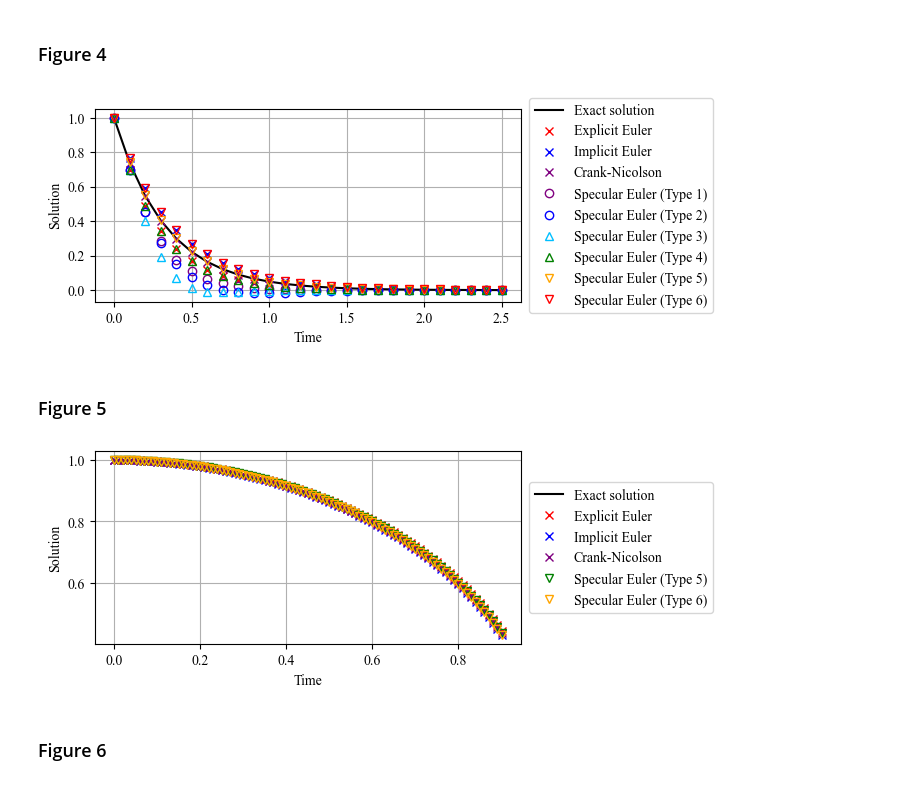
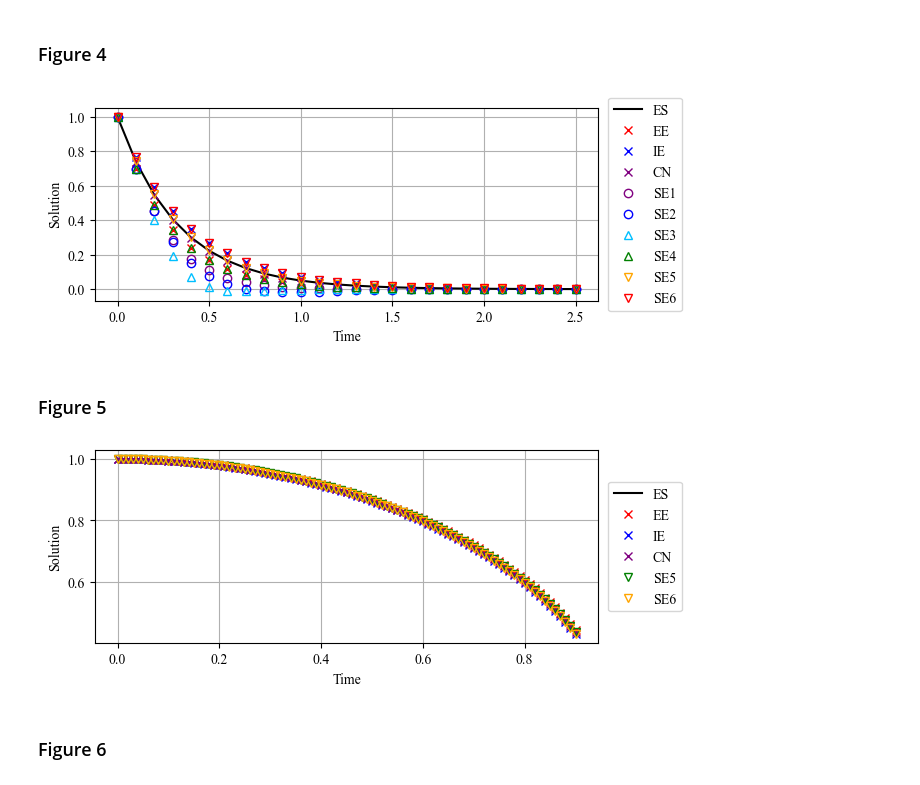
Before and after one commit to kyjung2357/specular-differentiation, a Jupyter notebook: examples/ode/Nonlinear numerical schemes using specular differentiation for IVP for 1st-order ODEs/Nonlinear numerical schemes using specular differentiation for IVP for 1st-order ODEs.ipynb, the cells around one changed output. Saved outputs shown, nothing was run; the diff lists cells and outputs as text; code cells hidden in the pictures.

```diff
--- a/examples/ode/Nonlinear numerical schemes using specular differentiation for IVP for 1st-order ODEs/Nonlinear numerical schemes using specular differentiation for IVP for 1st-order ODEs.ipynb
+++ b/examples/ode/Nonlinear numerical schemes using specular differentiation for IVP for 1st-order ODEs/Nonlinear numerical schemes using specular differentiation for IVP for 1st-order ODEs.ipynb
@@ -195,40 +198,41 @@ max_iter = 1000
 def F(t, u):
     return -3*u
 
 def exact_sol(t):
     return np.exp(-3*t)
 
 def u_0(t_0):
     return exact_sol(t_0)
 
 result_EE = specular.ode.solver.classical_scheme(F, t_0=t_0, u_0=u_0, T=T, h=h, form="explicit Euler").history()
 result_IE = specular.ode.solver.classical_scheme(F, t_0=t_0, u_0=u_0, T=T, h=h, form="implicit Euler").history()
 result_CN = specular.ode.solver.classical_scheme(F, t_0=t_0, u_0=u_0, T=T, h=h, form="Crank-Nicolson").history()
 
 exact_values = np.array([exact_sol(t) for t in result_EE[0]])
 
-plt.figure(figsize=(5.5, 2.5))
+plt.figure(figsize=(6.5, 2.5))
 
-plt.plot(result_EE[0], exact_values, color='black', label='Exact solution')
-plt.plot(result_EE[0], result_EE[1],  marker='x', linestyle='None', markerfacecolor='none', markeredgecolor='red', label='Explicit Euler')
-plt.plot(result_IE[0], result_IE[1],  marker='x', linestyle='None', markerfacecolor='none', markeredgecolor='blue', label='Implicit Euler')
-plt.plot(result_CN[0], result_CN[1],  marker='x', linestyle='None', markerfacecolor='none', markeredgecolor='purple', label='Crank-Nicolson')
+plt.plot(result_EE[0], exact_values, color='black', label='ES')
+plt.plot(result_EE[0], result_EE[1],  marker='x', linestyle='None', markerfacecolor='none', markeredgecolor='red', label='EE')
+plt.plot(result_IE[0], result_IE[1],  marker='x', linestyle='None', markerfacecolor='none', markeredgecolor='blue', label='IE')
+plt.plot(result_CN[0], result_CN[1],  marker='x', linestyle='None', markerfacecolor='none', markeredgecolor='purple', label='CN')
 
 colors = ['purple', 'blue', 'deepskyblue', 'green', 'orange', 'red']
 markers = ['o', 'o', '^', '^', 'v', 'v']
 
 for i in range(1, 7):
     result = specular.Euler_scheme(of_Type=i, F=F, t_0=t_0, u_0=u_0, T=T, h=h).history()
     number_of_circles = max(1, len(result[0]) // 30)
-    plt.plot(result[0], result[1], marker=markers[i-1], linestyle='None', markeredgecolor=colors[i-1], markerfacecolor='none', label=f'Specular Euler (Type {i})')
+    plt.plot(result[0], result[1], marker=markers[i-1], linestyle='None', markeredgecolor=colors[i-1], markerfacecolor='none', label=f'SE{i}')
 
 plt.xlabel(r"Time", fontsize=10)
 plt.ylabel(r"Solution", fontsize=10)
 plt.grid(True)
 plt.legend(loc='center left', bbox_to_anchor=(1.02, 0.5), borderaxespad=0., fontsize=10)
+plt.savefig(f'figures/example 4.png', dpi=1000, bbox_inches='tight')
 plt.show()
 # %% [output]
-[figure, old version]
+[figure, new version]
 # %% [markdown]
 ### Figure 5
 # %%
@@ -252,12 +256,12 @@ result_CN = specular.ode.solver.classical_scheme(F, t_0=t_0, u_0=u_0, T=T, h=h,
 
 exact_values = np.array([exact_sol(t) for t in result_EE[0]])
 
-plt.figure(figsize=(5.5, 2.5))
+plt.figure(figsize=(6.5, 2.5))
 
-plt.plot(result_EE[0], exact_values, color='black', label='Exact solution')
-plt.plot(result_EE[0], result_EE[1],  marker='x', linestyle='None', markerfacecolor='none', markeredgecolor='red', label='Explicit Euler')
-plt.plot(result_IE[0], result_IE[1],  marker='x', linestyle='None', markerfacecolor='none', markeredgecolor='blue', label='Implicit Euler')
-plt.plot(result_CN[0], result_CN[1],  marker='x', linestyle='None', markerfacecolor='none', markeredgecolor='purple', label='Crank-Nicolson')
+plt.plot(result_EE[0], exact_values, color='black', label='ES')
+plt.plot(result_EE[0], result_EE[1],  marker='x', linestyle='None', markerfacecolor='none', markeredgecolor='red', label='EE')
+plt.plot(result_IE[0], result_IE[1],  marker='x', linestyle='None', markerfacecolor='none', markeredgecolor='blue', label='IE')
+plt.plot(result_CN[0], result_CN[1],  marker='x', linestyle='None', markerfacecolor='none', markeredgecolor='purple', label='CN')
 
 colors = ['green', 'orange']
 markers = ['v', 'v']
@@ -265,15 +269,16 @@ markers = ['v', 'v']
 for i in range(1, 3):
     result = specular.Euler_scheme(of_Type=i+4, F=F, t_0=t_0, u_0=u_0, T=T, h=h).history()
     number_of_circles = max(1, len(result[0]) // 30)
-    plt.plot(result[0], result[1], marker=markers[i-1], linestyle='None', markeredgecolor=colors[i-1], markerfacecolor='none', label=f'Specular Euler (Type {i+4})')
+    plt.plot(result[0], result[1], marker=markers[i-1], linestyle='None', markeredgecolor=colors[i-1], markerfacecolor='none', label=f'SE{i+4}')
 
 plt.xlabel(r"Time", fontsize=10)
 plt.ylabel(r"Solution", fontsize=10)
 plt.grid(True)
 plt.legend(loc='center left', bbox_to_anchor=(1.02, 0.5), borderaxespad=0., fontsize=10)
+plt.savefig(f'figures/example 5.png', dpi=1000, bbox_inches='tight')
 plt.show()
 # %% [output]
-[figure, old version]
+[figure, new version]
 # %% [markdown]
 ### Figure 6
 # %%
```
Also changed, not shown: parts of 14 cells of this notebook, 17 other files.
